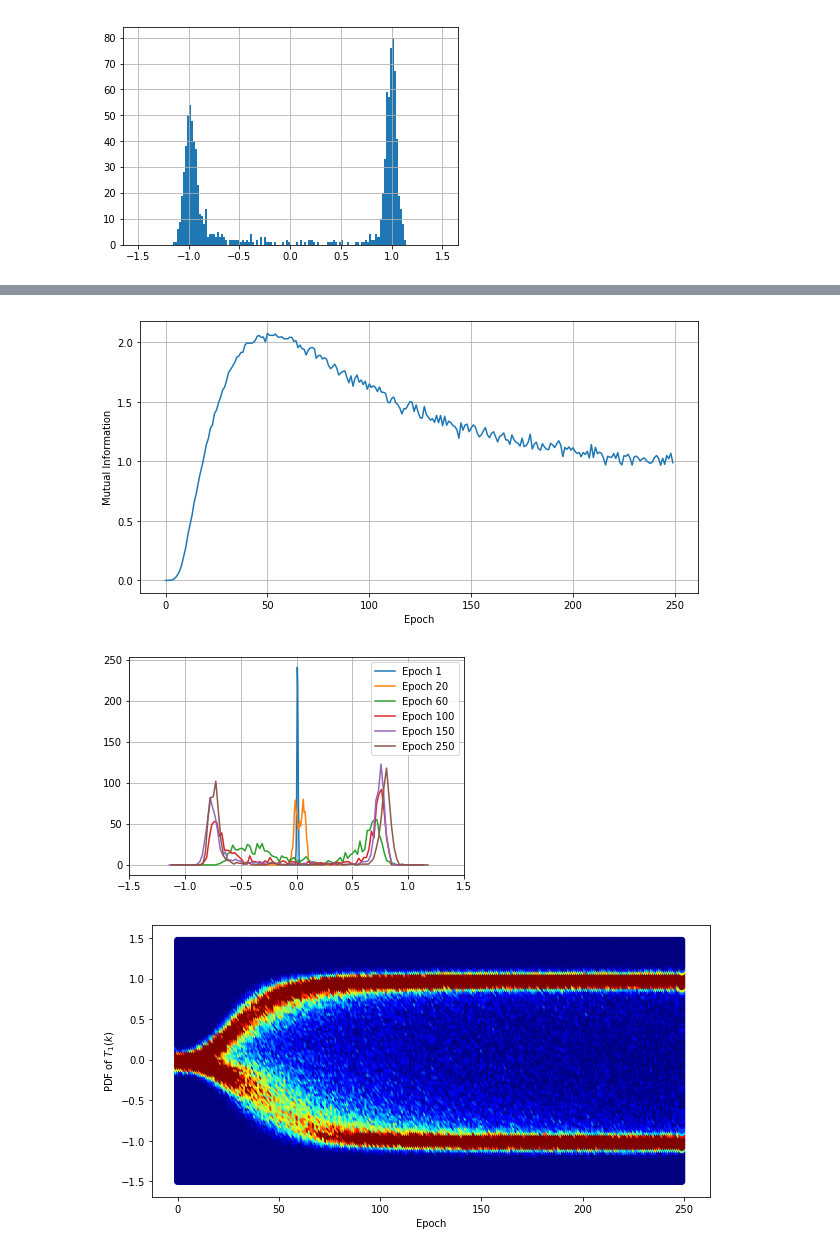
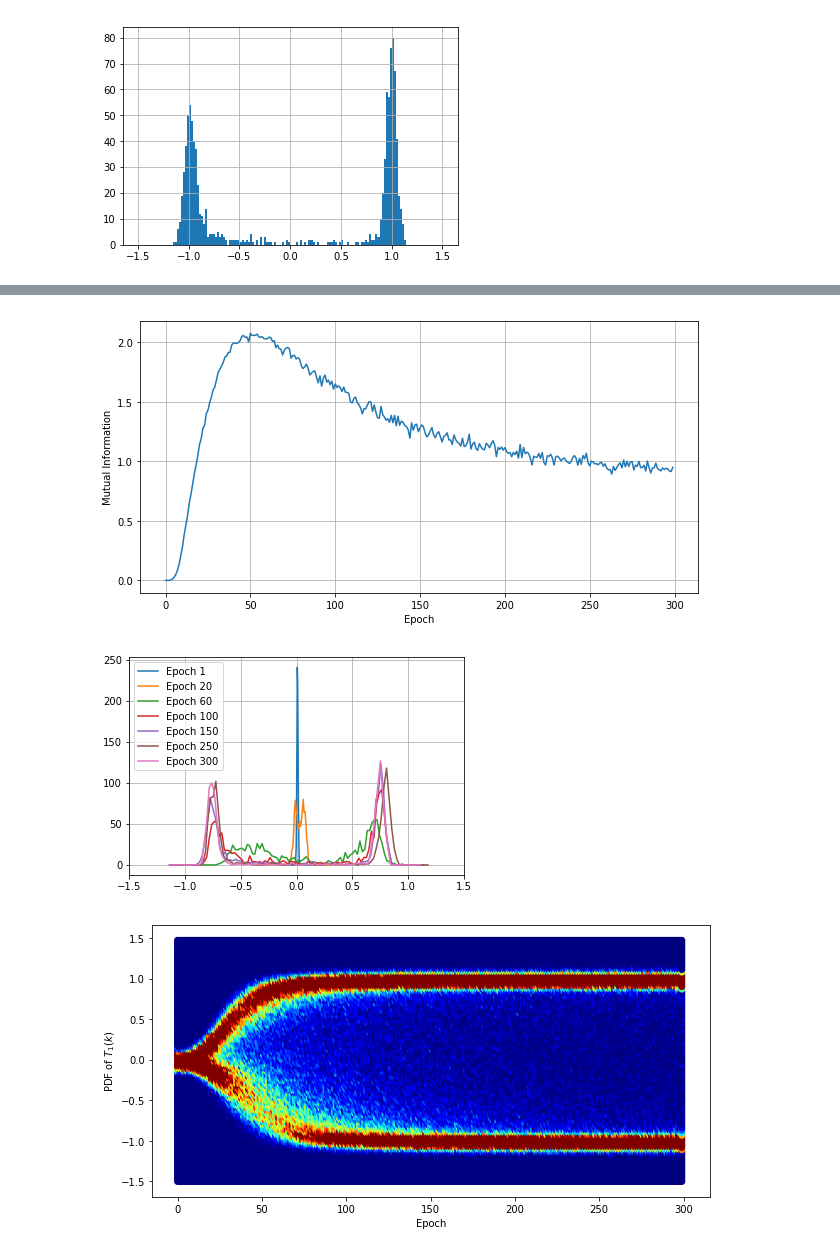
Before and after one commit to nathankong/information_bottleneck, a Jupyter notebook: notebooks/PlotDensityGaussianMixture.ipynb, the cells around one changed output, grey strips where cells are left out. Drawn from its saved outputs; the diff is of its cells as text; code cells hidden in the pictures.

Commit message:
Minor. Does not affect results.

```diff
--- a/notebooks/PlotDensityGaussianMixture.ipynb
+++ b/notebooks/PlotDensityGaussianMixture.ipynb
@@ -5,7 +5,8 @@ import numpy as np
 # %%
 # results_dir = "/mnt/fs5/nclkong/information_bottleneck/tmp/"
 # results_dir = "/mnt/fs5/nclkong/information_bottleneck/gaussian_0001_0319/" # two mixture, tanh, 0.0001, 200 epochs
-results_dir = "/mnt/fs5/nclkong/information_bottleneck/gaussian_0001_0320/" # two mixture, tanh, 0.0001, 250 epochs
+# results_dir = "/mnt/fs5/nclkong/information_bottleneck/gaussian_0001_0320/" # two mixture, tanh, 0.0001, 250 epochs
+results_dir = "/mnt/fs5/nclkong/information_bottleneck/gaussian_0001_0321/" # two mixture, tanh, 0.0001, 300 epochs
 # %%
 def plot_hist_output(epoch):
     vals = np.load(results_dir + "epoch_{}_outputs_noise.npy".format(epoch))
@@ -112,13 +113,13 @@ plot_acc()
 # %%
 plot_mutual_info()
 # %% [output]
-[figure, old version]
+[figure, new version]
 # %%
 # plot_hist_over_epochs(np.arange(5)+1)
-plot_hist_over_epochs([1,20,60,100,150,250])
+plot_hist_over_epochs([1,20,60,100,150,250, 300])
 # %% [output]
-[figure, old version]
+[figure, new version]
 # %%
-plot_hist_top_view_output(250)
+plot_hist_top_view_output(300)
 # %% [output]
-[figure, old version]
+[figure, new version]
```
Also changed, not shown: parts of 1 cell of this notebook, 8 other files.
